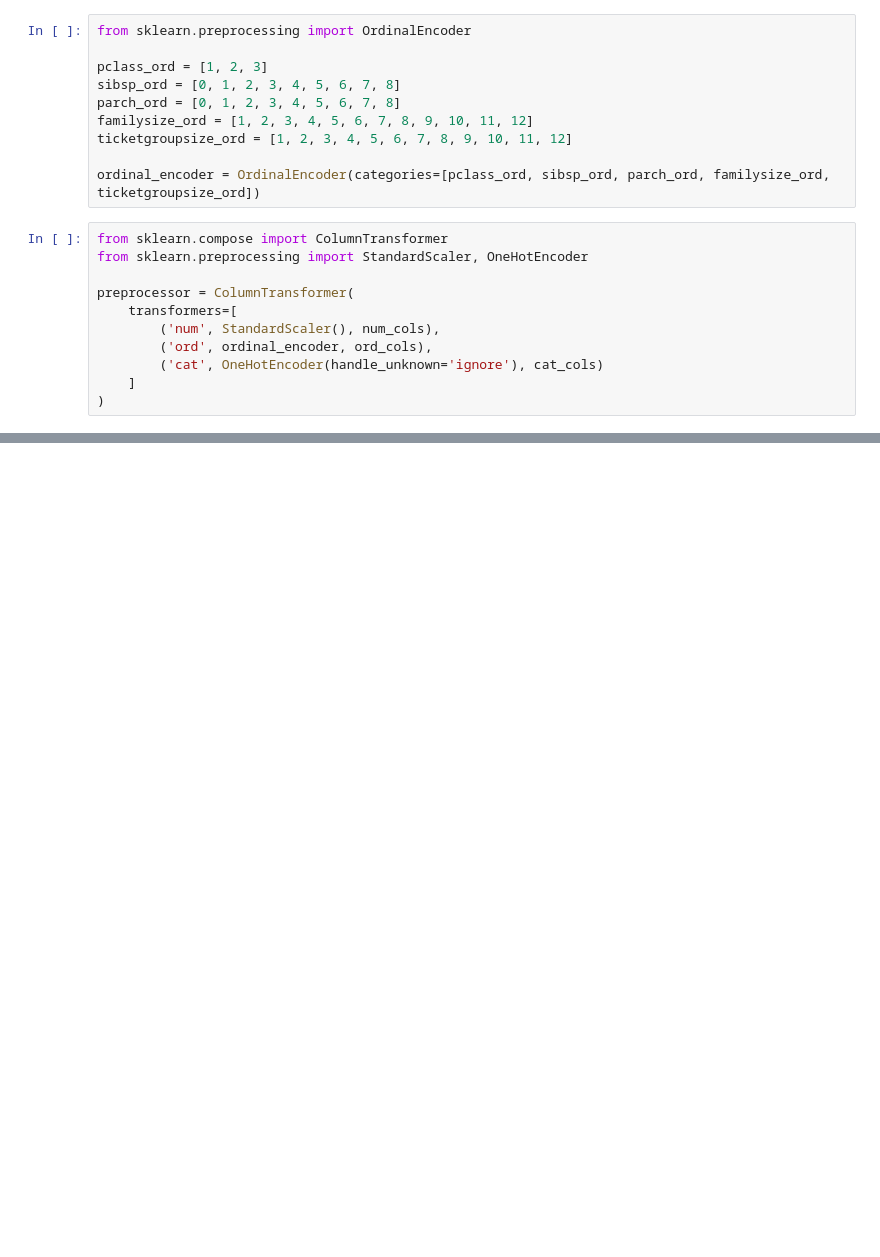
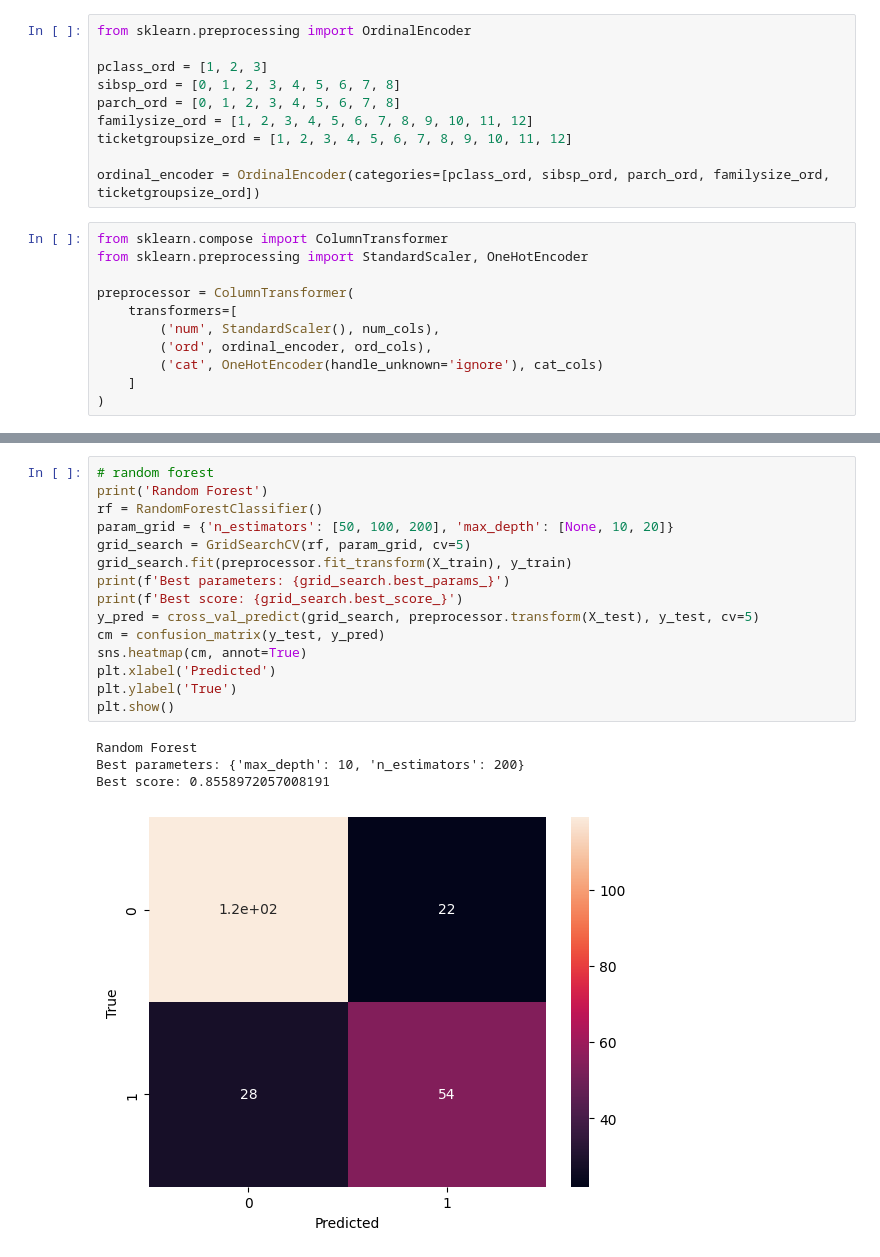
Before and after one commit to hwiminPark/DATA572-Group-7, a Jupyter notebook: main.ipynb, the cells around one changed output, grey strips where cells are left out. Saved outputs shown, nothing was run; the diff lists cells and outputs as text; blank space fills up the shorter version.

```diff
--- a/main.ipynb
+++ b/main.ipynb
@@ -341,0 +367,20 @@ RandomForestClassifier accuracy: 0.8423521490292896
+# %%
+# random forest
+print('Random Forest')
+rf = RandomForestClassifier()
+param_grid = {'n_estimators': [50, 100, 200], 'max_depth': [None, 10, 20]}
+grid_search = GridSearchCV(rf, param_grid, cv=5)
+grid_search.fit(preprocessor.fit_transform(X_train), y_train)
+print(f'Best parameters: {grid_search.best_params_}')
+print(f'Best score: {grid_search.best_score_}')
+y_pred = cross_val_predict(grid_search, preprocessor.transform(X_test), y_test, cv=5)
+cm = confusion_matrix(y_test, y_pred)
+sns.heatmap(cm, annot=True)
+plt.xlabel('Predicted')
+plt.ylabel('True')
+plt.show()
+# %% [output]
+Random Forest
+Best parameters: {'max_depth': 10, 'n_estimators': 200}
+Best score: 0.8558972057008191
+[figure, added]
```
Also changed, not shown: parts of 2 cells of this notebook.
